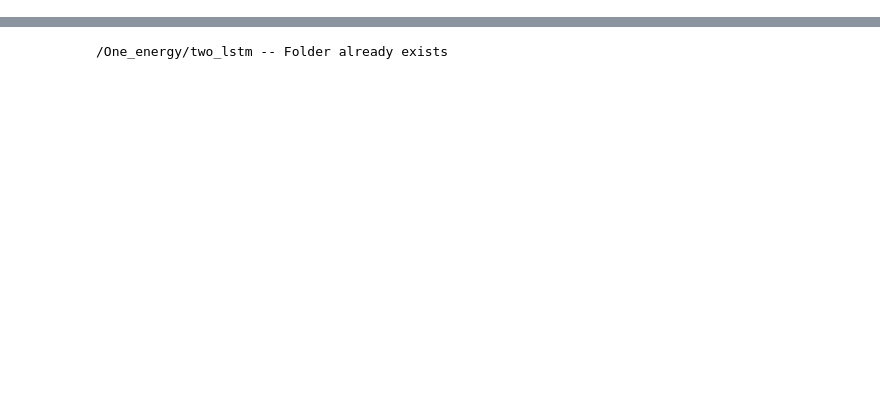
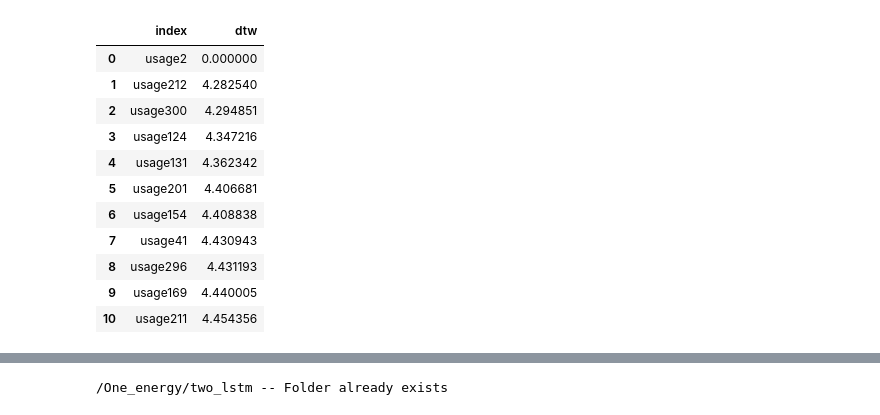
Before and after one commit to moji-moji-idn/Clustering-based-apartment-electricity-demand-prediction, a Jupyter notebook: [ELEC_V2]Conv1D-LSTM.ipynb, the cells around one changed output, grey strips where cells are left out. Saved outputs shown, nothing was run; the diff lists cells and outputs as text; code cells hidden in the pictures; blank space fills up the shorter version.

```diff
--- a/[ELEC_V2]Conv1D-LSTM.ipynb
+++ b/[ELEC_V2]Conv1D-LSTM.ipynb
@@ -626,0 +266,21 @@ x_val_multi.shape
+# %%
+#DTW 값을 얻는 함수 정의
+def getDTW(data, clust_target):
+    dtw_list=[]
+    dtw_name=[]
+    data = data.drop(len(whole_usage)-1, axis = 0)
+    for i in range(0, len(data.T)):
+        #scale to fit
+        data_scaled = MinMax.fit_transform(data)
+        try:
+            dtw = tslearn.metrics.dtw(data_scaled.T[clust_target], data_scaled.T[i])
+            dtw_list.append(dtw)
+            dtw_name.append(data.columns[i])
+        except:
+            print(i)
+    return dtw_list, dtw_name
+# %%
+#predict_house index 호출에 필요한 데이터셋 생성
+whole_usage_T  = pd.DataFrame(whole_usage.T)
+whole_usage_T.reset_index(inplace=True)
+idx = whole_usage_T[whole_usage_T[len(whole_usage)-1]== predict_house].index
@@ -626,0 +310,21 @@ x_val_multi.shape
+# %%
+#예측하고자 하는 방법에 따른 결과 정렬 및 저장
+if how == 1:
+    dtw_result = dtw_result.sort_values('dtw', ascending=True)
+else:
+    dtw_result = dtw_result.sort_values('dtw', ascending=False)
+dtw_result = dtw_result.reset_index(drop = True)
+dtw_result.head(11)
+# %% [output]
+|  | index | dtw |
+| 0 | usage2 | 0.000000 |
+| 1 | usage212 | 4.282540 |
+| 2 | usage300 | 4.294851 |
+| 3 | usage124 | 4.347216 |
+| 4 | usage131 | 4.362342 |
+| 5 | usage201 | 4.406681 |
+| 6 | usage154 | 4.408838 |
+| 7 | usage41 | 4.430943 |
+| 8 | usage296 | 4.431193 |
+| 9 | usage169 | 4.440005 |
+| 10 | usage211 | 4.454356 |
```
Also changed, not shown: parts of 91 cells of this notebook.
